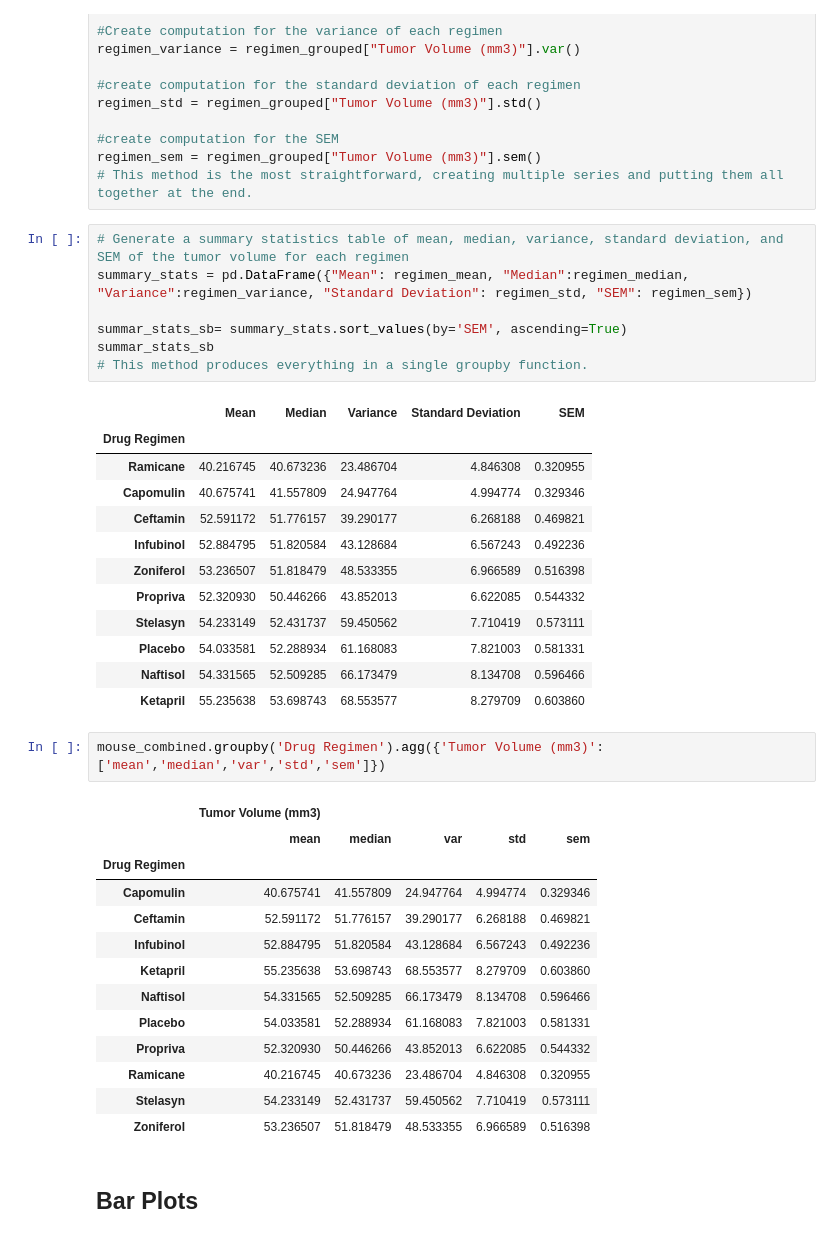
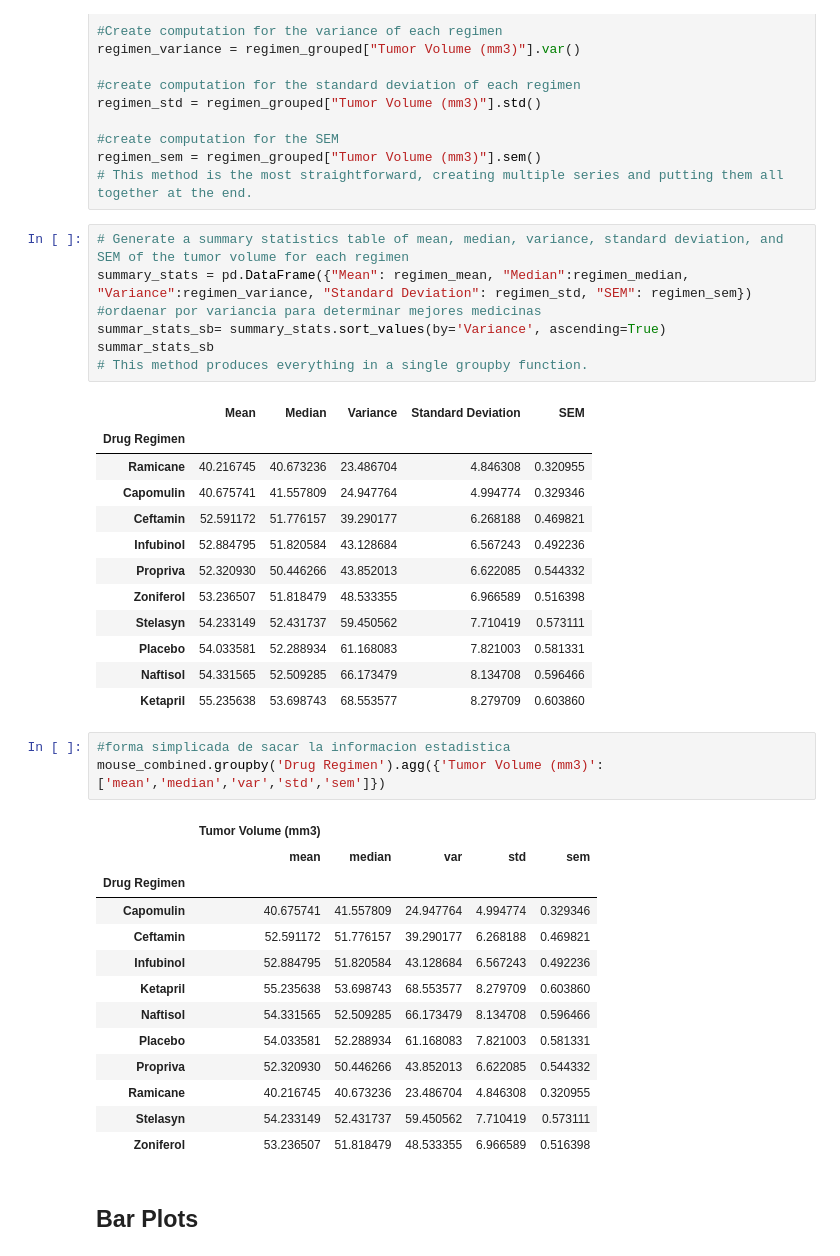
Before and after one commit to Altsa24/homework5, a Jupyter notebook: pymaceuticals_starter.ipynb, the cells around one changed output. Saved outputs shown, nothing was run; the diff lists cells and outputs as text.

```diff
--- a/pymaceuticals_starter.ipynb
+++ b/pymaceuticals_starter.ipynb
@@ -119,24 +120,25 @@ regimen_sem = regimen_grouped["Tumor Volume (mm3)"].sem()
 # %%
 # Generate a summary statistics table of mean, median, variance, standard deviation, and SEM of the tumor volume for each regimen
 summary_stats = pd.DataFrame({"Mean": regimen_mean, "Median":regimen_median, "Variance":regimen_variance, "Standard Deviation": regimen_std, "SEM": regimen_sem})
-
-summar_stats_sb= summary_stats.sort_values(by='SEM', ascending=True)
+#ordaenar por variancia para determinar mejores medicinas
+summar_stats_sb= summary_stats.sort_values(by='Variance', ascending=True)
 summar_stats_sb
 # This method produces everything in a single groupby function.
 # %% [output]
 |  | Mean | Median | Variance | Standard Deviation | SEM |
 | Drug Regimen |  |  |  |  |  |
 | Ramicane | 40.216745 | 40.673236 | 23.486704 | 4.846308 | 0.320955 |
 | Capomulin | 40.675741 | 41.557809 | 24.947764 | 4.994774 | 0.329346 |
 | Ceftamin | 52.591172 | 51.776157 | 39.290177 | 6.268188 | 0.469821 |
 | Infubinol | 52.884795 | 51.820584 | 43.128684 | 6.567243 | 0.492236 |
+| Propriva | 52.320930 | 50.446266 | 43.852013 | 6.622085 | 0.544332 |
 | Zoniferol | 53.236507 | 51.818479 | 48.533355 | 6.966589 | 0.516398 |
-| Propriva | 52.320930 | 50.446266 | 43.852013 | 6.622085 | 0.544332 |
 | Stelasyn | 54.233149 | 52.431737 | 59.450562 | 7.710419 | 0.573111 |
 | Placebo | 54.033581 | 52.288934 | 61.168083 | 7.821003 | 0.581331 |
 | Naftisol | 54.331565 | 52.509285 | 66.173479 | 8.134708 | 0.596466 |
 | Ketapril | 55.235638 | 53.698743 | 68.553577 | 8.279709 | 0.603860 |
 # %%
+#forma simplicada de sacar la informacion estadistica
 mouse_combined.groupby('Drug Regimen').agg({'Tumor Volume (mm3)':['mean','median','var','std','sem']})
 # %% [output]
 |  | Tumor Volume (mm3) |  |  |  |  |
```
Also changed, not shown: parts of 11 cells of this notebook.
